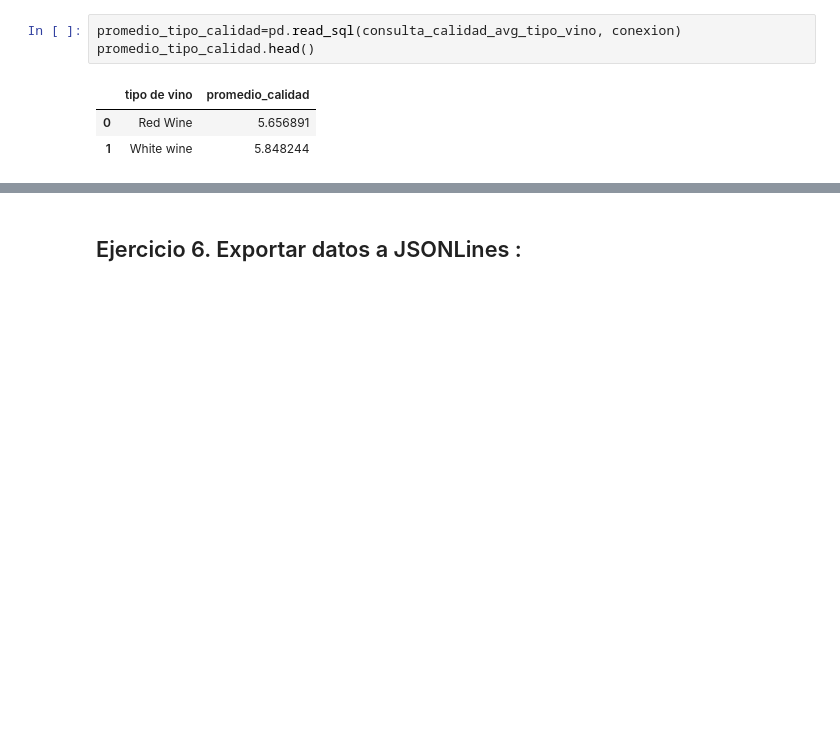
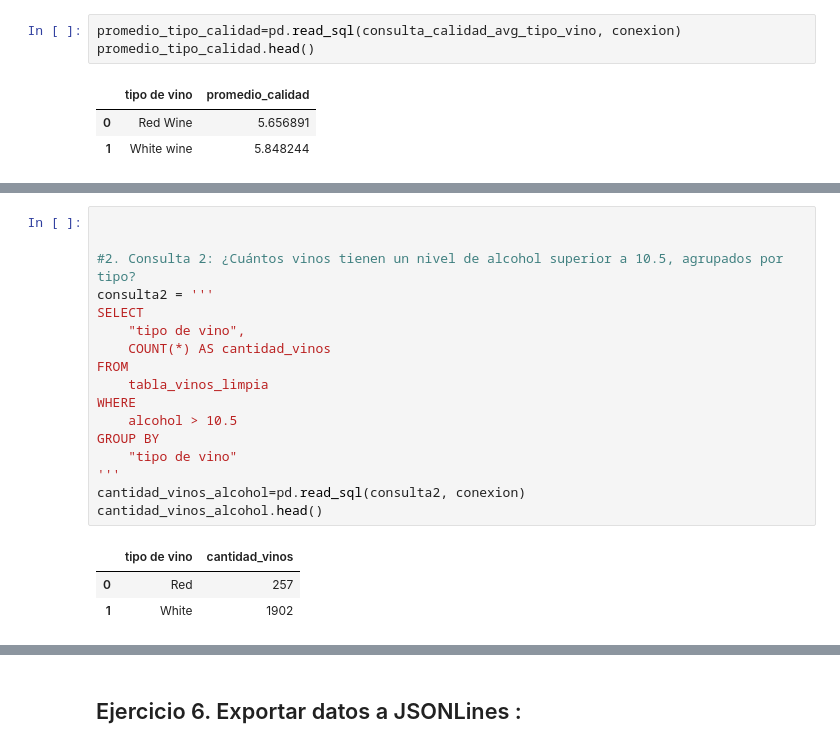
Before and after one commit to choppeb7/Proyecto1-master-mbit, a Jupyter notebook: Notebook.ipynb, the cells around one changed output, grey strips where cells are left out. Saved outputs shown, nothing was run; the diff lists cells and outputs as text; blank space fills up the shorter version.

```diff
--- a/Notebook.ipynb
+++ b/Notebook.ipynb
@@ -271,0 +274,21 @@ promedio_tipo_calidad["promedio_calidad"].loc[1]
+# %%
+
+
+#2. Consulta 2: ¿Cuántos vinos tienen un nivel de alcohol superior a 10.5, agrupados por tipo?
+consulta2 = '''
+SELECT
+    "tipo de vino",
+    COUNT(*) AS cantidad_vinos
+FROM
+    tabla_vinos_limpia
+WHERE
+    alcohol > 10.5
+GROUP BY
+    "tipo de vino"
+'''
+cantidad_vinos_alcohol=pd.read_sql(consulta2, conexion)
+cantidad_vinos_alcohol.head()
+# %% [output]
+|  | tipo de vino | cantidad_vinos |
+| 0 | Red | 257 |
+| 1 | White | 1902 |
```
Also changed, not shown: parts of 4 cells of this notebook.
